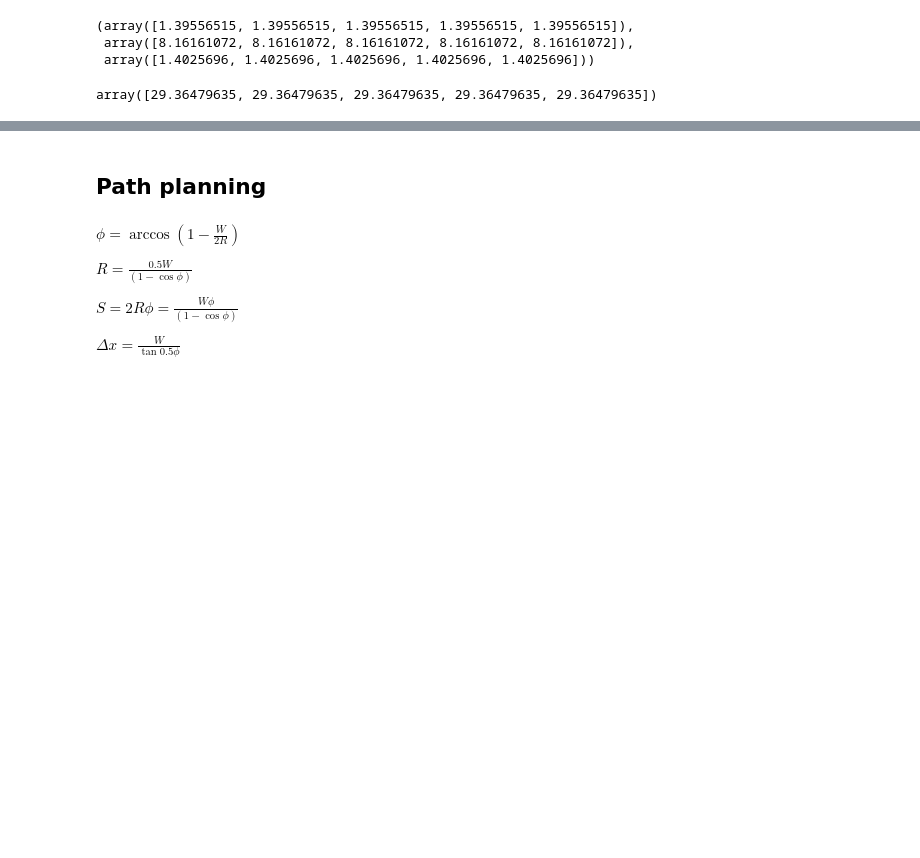
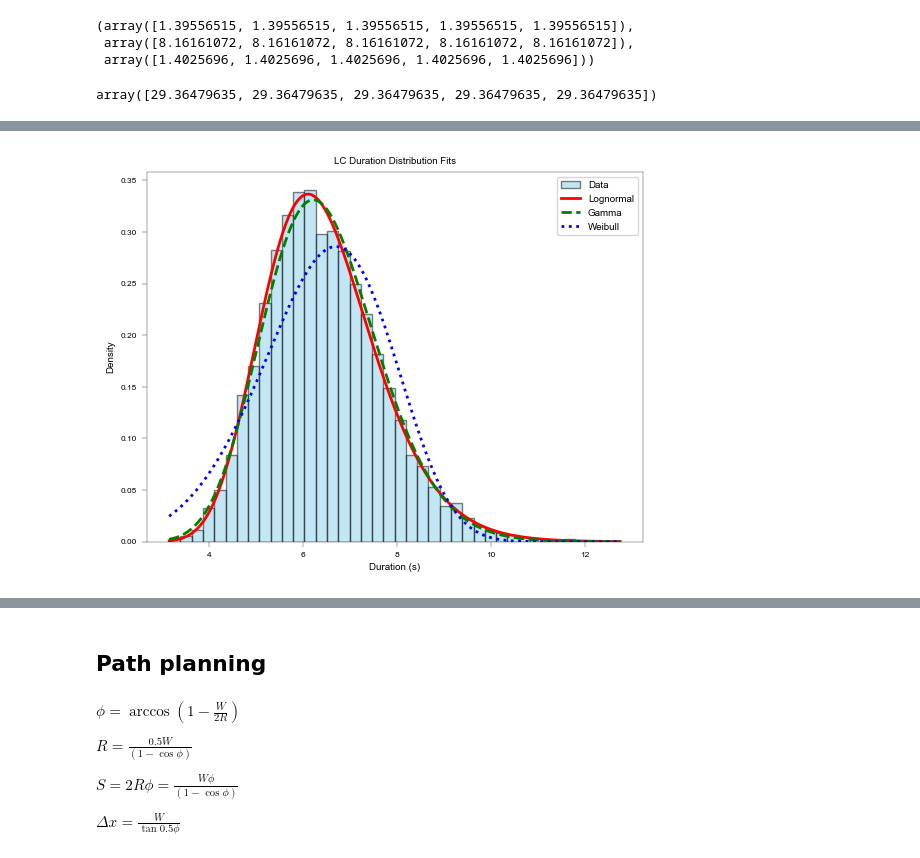
Before and after one commit to EPFL-ENAC/LUTS-pneuma-simulator, a Jupyter notebook: notebooks/discrete.ipynb, the cells around one changed output, grey strips where cells are left out. Cells and saved outputs as stored; diff of their text form; code cells hidden in the pictures; blank space fills up the shorter version.

Commit message:
feat: closed form analytical solution and lognormal duration statistical tests
Issue)s: #11

```diff
--- a/notebooks/discrete.ipynb
+++ b/notebooks/discrete.ipynb
@@ -225,0 +247,83 @@ v_hat = 3 * v_check
+# %%
+# -----------------------------
+# Example LC duration data (replace with your own)
+# -----------------------------
+data = distribution
+
+# -----------------------------
+# Fit candidate distributions
+# -----------------------------
+# Lognormal
+shape_ln, loc_ln, scale_ln = lognorm.fit(data, floc=0)
+# Gamma
+alpha_g, loc_g, beta_g = gamma.fit(data, floc=0)
+# Weibull
+shape_w, loc_w, scale_w = weibull_min.fit(data, floc=0)
+
+
+# -----------------------------
+# AIC helper
+# -----------------------------
+def aic(dist, params, data):
+    loglik = np.sum(dist.logpdf(data, *params))
+    k = len(params)
+    return 2 * k - 2 * loglik, loglik
+
+
+# -----------------------------
+# Calculate AIC for all
+# -----------------------------
+aic_ln, ll_ln = aic(lognorm, (shape_ln, loc_ln, scale_ln), data)
+aic_g, ll_g = aic(gamma, (alpha_g, loc_g, beta_g), data)
+aic_w, ll_w = aic(weibull_min, (shape_w, loc_w, scale_w), data)
+
+print("Log-likelihoods and AIC:")
+print(f" Lognormal: LL={ll_ln:.1f}, AIC={aic_ln:.1f}")
+print(f" Gamma:     LL={ll_g:.1f}, AIC={aic_g:.1f}")
+print(f" Weibull:   LL={ll_w:.1f}, AIC={aic_w:.1f}")
+
+# -----------------------------
+# Kolmogorov–Smirnov tests
+# -----------------------------
+ks_ln = kstest(data, "lognorm", args=(shape_ln, loc_ln, scale_ln))
+ks_g = kstest(data, "gamma", args=(alpha_g, loc_g, beta_g))
+ks_w = kstest(data, "weibull_min", args=(shape_w, loc_w, scale_w))
+
+print("\nKolmogorov–Smirnov tests:")
+print(f" Lognormal: D={ks_ln.statistic:.4f}, p={ks_ln.pvalue:.4f}")
+print(f" Gamma:     D={ks_g.statistic:.4f}, p={ks_g.pvalue:.4f}")
+print(f" Weibull:   D={ks_w.statistic:.4f}, p={ks_w.pvalue:.4f}")
+
+# -----------------------------
+# Histogram + PDF comparison
+# -----------------------------
+x = np.linspace(min(data), max(data), 500)
+
+plt.hist(data, bins="scott", density=True, alpha=0.5, color="skyblue", edgecolor="black", label="Data")
+plt.plot(x, lognorm.pdf(x, shape_ln, loc=loc_ln, scale=scale_ln), "r-", lw=2, label="Lognormal")
+plt.plot(x, gamma.pdf(x, alpha_g, loc=loc_g, scale=beta_g), "g--", lw=2, label="Gamma")
+plt.plot(x, weibull_min.pdf(x, shape_w, loc=loc_w, scale=scale_w), "b:", lw=2, label="Weibull")
+
+plt.title("LC Duration Distribution Fits")
+plt.xlabel("Duration (s)")
+plt.ylabel("Density")
+plt.legend()
+plt.show()
+
+# -----------------------------
+# Q-Q Plots
+# -----------------------------
+fig, axes = plt.subplots(1, 3, figsize=(15, 5))
+
+probplot(data, dist=lognorm, sparams=(shape_ln, loc_ln, scale_ln), plot=axes[0])
+axes[0].set_title("Q-Q Plot: Lognormal")
+
+probplot(data, dist=gamma, sparams=(alpha_g, loc_g, beta_g), plot=axes[1])
+axes[1].set_title("Q-Q Plot: Gamma")
+
+probplot(data, dist=weibull_min, sparams=(shape_w, loc_w, scale_w), plot=axes[2])
+axes[2].set_title("Q-Q Plot: Weibull")
+
+plt.tight_layout()
+plt.show()
+# %% [output]
@@ -225,0 +339 @@ v_hat = 3 * v_check
+[figure, added]
```
Also changed, not shown: parts of 21 cells of this notebook.
